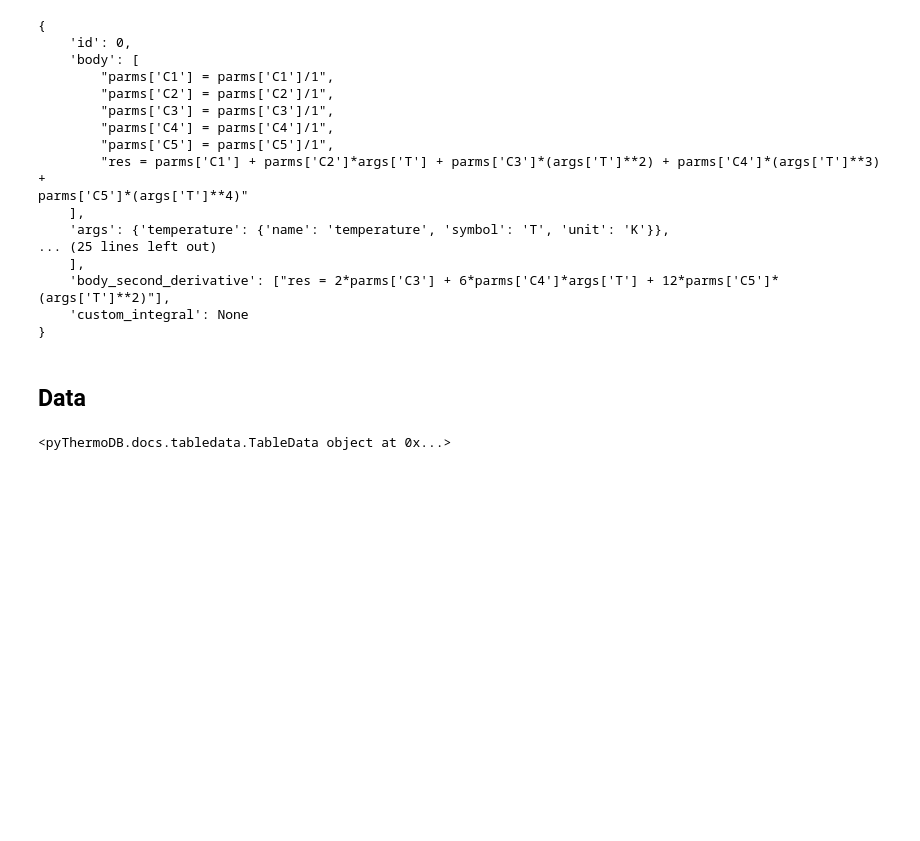
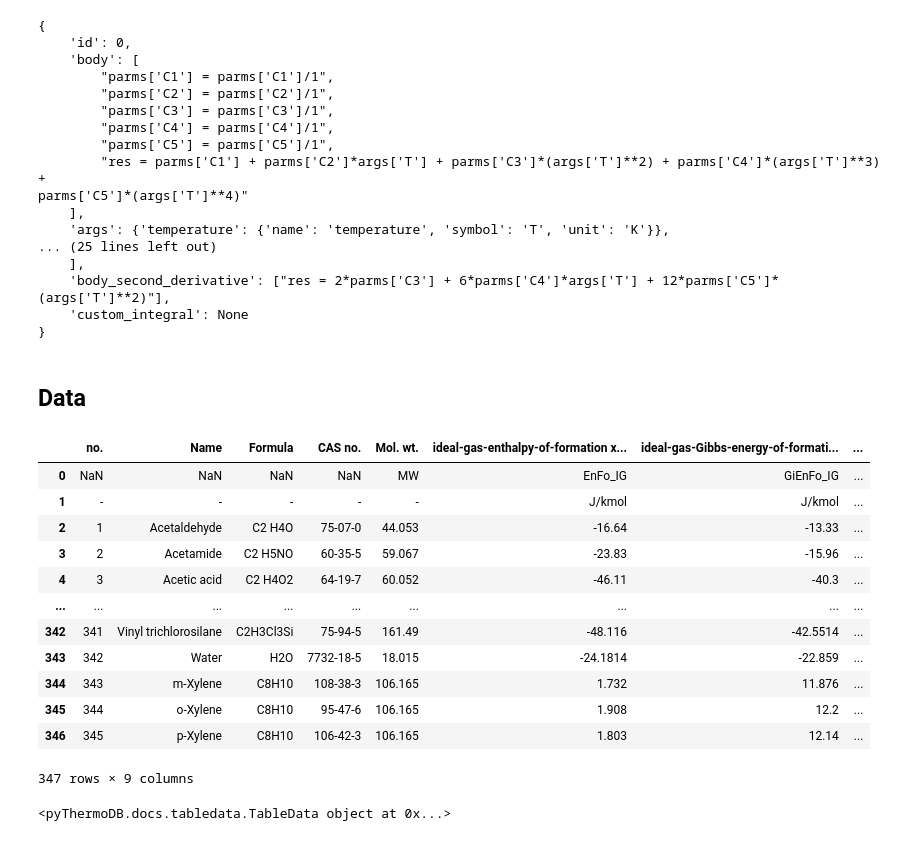
Before and after one commit to sinagilassi/PyThermoDB, a Jupyter notebook: notebooks/doc1.ipynb, the cells around one changed output. Drawn from its saved outputs; the diff is of its cells as text; code cells hidden in the pictures; blank space fills up the shorter version.

```diff
--- a/notebooks/doc1.ipynb
+++ b/notebooks/doc1.ipynb
@@ -142,6 +159,23 @@ parms['C5']*(args['T']**4)"
 }
 # %% [markdown]
 ## Data
+# %%
+res_ = tdb.table_data(1,2)
+res_
+# %% [output]
+|  | no. | Name | Formula | CAS no. | Mol. wt. | ideal-gas-enthalpy-of-formation x... | ideal-gas-Gibbs-energy-of-formati... | ... |
+| 0 | NaN | NaN | NaN | NaN | MW | EnFo_IG | GiEnFo_IG | ... |
+| 1 | - | - | - | - | - | J/kmol | J/kmol | ... |
+| 2 | 1 | Acetaldehyde | C2 H4O | 75-07-0 | 44.053 | -16.64 | -13.33 | ... |
+| 3 | 2 | Acetamide | C2 H5NO | 60-35-5 | 59.067 | -23.83 | -15.96 | ... |
+| 4 | 3 | Acetic acid | C2 H4O2 | 64-19-7 | 60.052 | -46.11 | -40.3 | ... |
+| ... | ... | ... | ... | ... | ... | ... | ... | ... |
+| 342 | 341 | Vinyl trichlorosilane | C2H3Cl3Si | 75-94-5 | 161.49 | -48.116 | -42.5514 | ... |
+| 343 | 342 | Water | H2O | 7732-18-5 | 18.015 | -24.1814 | -22.859 | ... |
+| 344 | 343 | m-Xylene | C8H10 | 108-38-3 | 106.165 | 1.732 | 11.876 | ... |
+| 345 | 344 | o-Xylene | C8H10 | 95-47-6 | 106.165 | 1.908 | 12.2 | ... |
+| 346 | 345 | p-Xylene | C8H10 | 106-42-3 | 106.165 | 1.803 | 12.14 | ... |
+347 rows × 9 columns
 # %%
 # load data to check
 data_table = tdb.data_load(1, 2)
```
Also changed, not shown: parts of 1 cell of this notebook, 18 other files.
